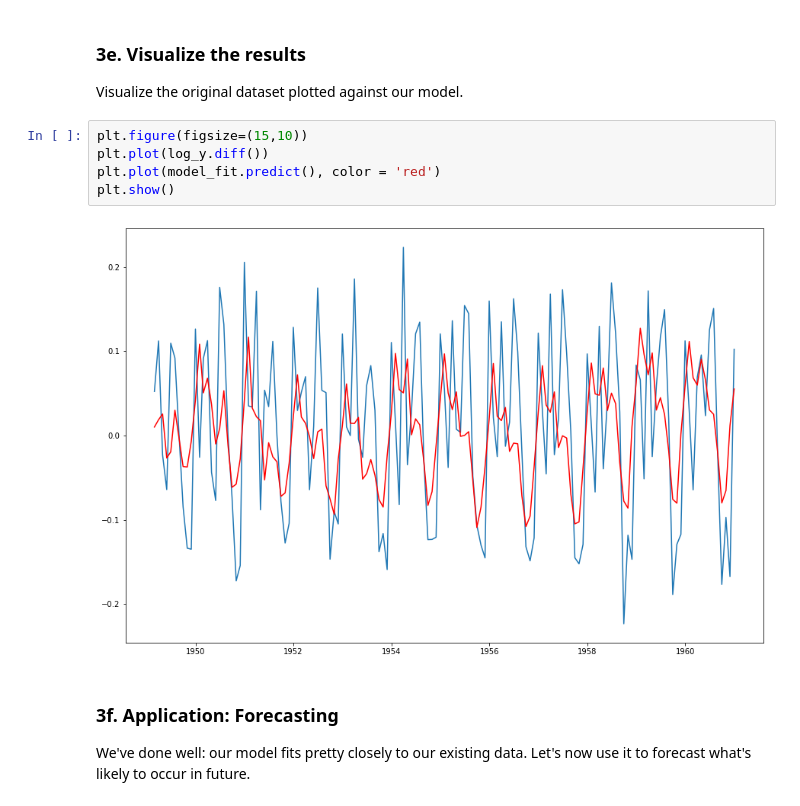
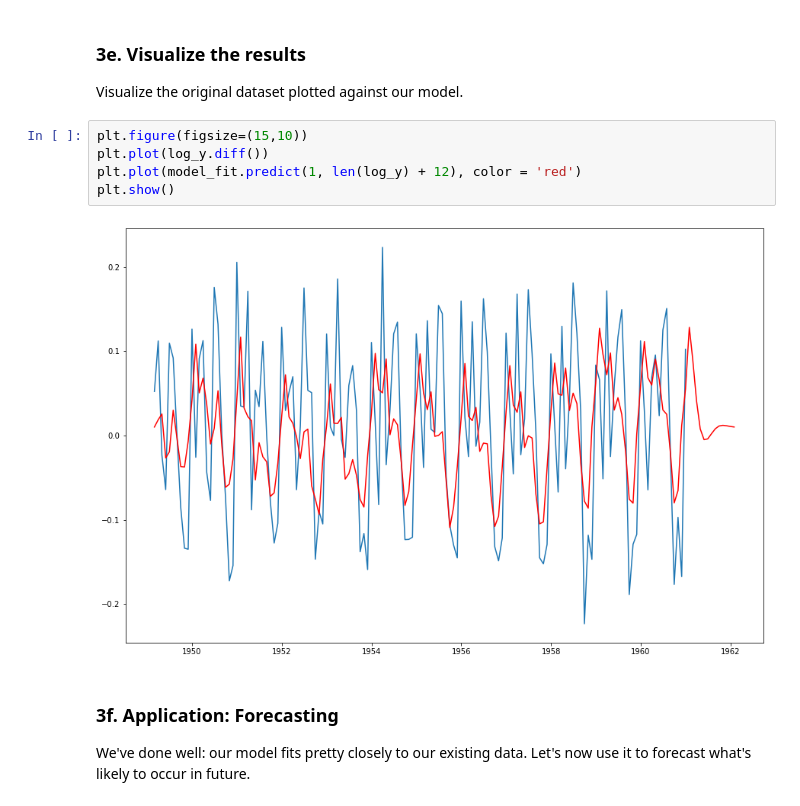
Before and after one commit to mendyhsu/Springboard, a Jupyter notebook: Unit21_1_Cowboys_Cigrettes_Case_Study/Cowboy Cigarettes Case Study - Tier 3.ipynb, the cells around one changed output. Cells and saved outputs as stored; diff of their text form.

```diff
--- a/Unit21_1_Cowboys_Cigrettes_Case_Study/Cowboy Cigarettes Case Study - Tier 3.ipynb
+++ b/Unit21_1_Cowboys_Cigrettes_Case_Study/Cowboy Cigarettes Case Study - Tier 3.ipynb
@@ -472,10 +544,10 @@ Visualize the original dataset plotted against our model.
 # %%
 plt.figure(figsize=(15,10))
 plt.plot(log_y.diff())
-plt.plot(model_fit.predict(), color = 'red')
+plt.plot(model_fit.predict(1, len(log_y) + 12), color = 'red')
 plt.show()
 # %% [output]
-[figure, old version]
+[figure, new version]
 # %% [markdown]
 ### 3f. Application: Forecasting
 
```
Also changed, not shown: parts of 23 cells of this notebook, 1 other file.
